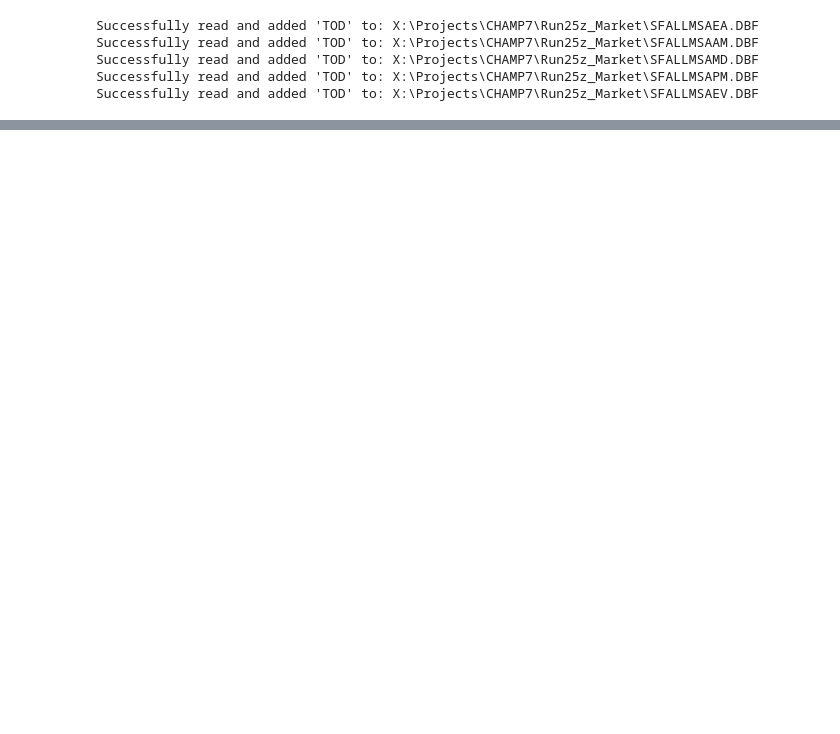
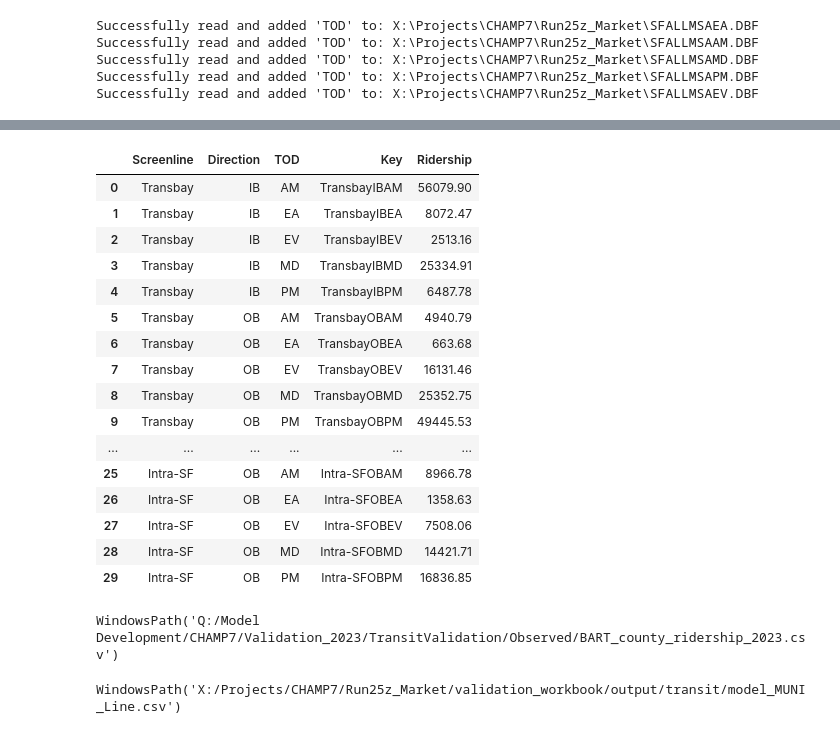
Before and after one commit to sfcta/validation_workbook, a Jupyter notebook: transit/script/test.ipynb, the cells around one changed output, grey strips where cells are left out. Drawn from its saved outputs; the diff is of its cells as text; code cells hidden in the pictures; blank space fills up the shorter version.

Commit message:
update muni, bart, obs, transit

```diff
--- a/transit/script/test.ipynb
+++ b/transit/script/test.ipynb
@@ -269,0 +619,20 @@ BART_county
+# %%
+pd.read_csv(output_transit_dir / "model_BART_SL.csv")
+# %% [output]
+|  | Screenline | Direction | TOD | Key | Ridership |
+| 0 | Transbay | IB | AM | TransbayIBAM | 56079.90 |
+| 1 | Transbay | IB | EA | TransbayIBEA | 8072.47 |
+| 2 | Transbay | IB | EV | TransbayIBEV | 2513.16 |
+| 3 | Transbay | IB | MD | TransbayIBMD | 25334.91 |
+| 4 | Transbay | IB | PM | TransbayIBPM | 6487.78 |
+| 5 | Transbay | OB | AM | TransbayOBAM | 4940.79 |
+| 6 | Transbay | OB | EA | TransbayOBEA | 663.68 |
+| 7 | Transbay | OB | EV | TransbayOBEV | 16131.46 |
+| 8 | Transbay | OB | MD | TransbayOBMD | 25352.75 |
+| 9 | Transbay | OB | PM | TransbayOBPM | 49445.53 |
+| ... | ... | ... | ... | ... | ... |
+| 25 | Intra-SF | OB | AM | Intra-SFOBAM | 8966.78 |
+| 26 | Intra-SF | OB | EA | Intra-SFOBEA | 1358.63 |
+| 27 | Intra-SF | OB | EV | Intra-SFOBEV | 7508.06 |
+| 28 | Intra-SF | OB | MD | Intra-SFOBMD | 14421.71 |
+| 29 | Intra-SF | OB | PM | Intra-SFOBPM | 16836.85 |
@@ -269,0 +660,8 @@ BART_county
+# %%
+observed_BART_county
+# %% [output]
+WindowsPath('Q:/Model Development/CHAMP7/Validation_2023/TransitValidation/Observed/BART_county_ridership_2023.csv')
+# %%
+model_MUNI_Line
+# %% [output]
+WindowsPath('X:/Projects/CHAMP7/Run25z_Market/validation_workbook/output/transit/model_MUNI_Line.csv')
```
Also changed, not shown: parts of 30 cells of this notebook, 6 other files.
